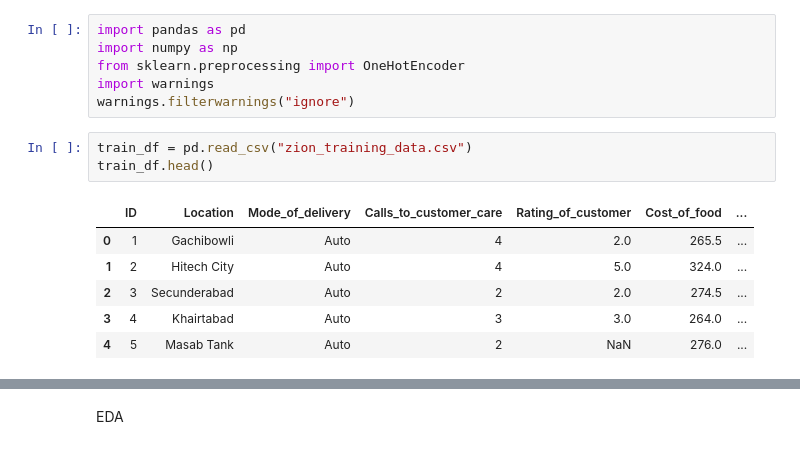
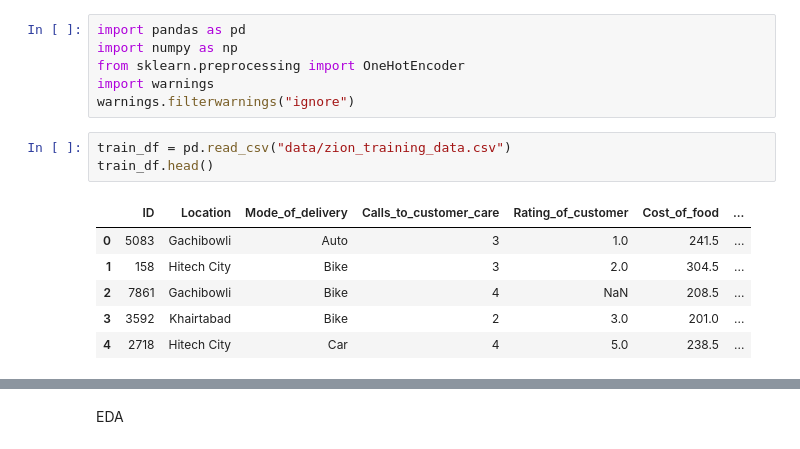
Before and after one commit to therajmaurya/qboost, a Jupyter notebook: Classical_Code.ipynb, the cells around one changed output, grey strips where cells are left out. Drawn from its saved outputs; the diff is of its cells as text.

```diff
--- a/Classical_Code.ipynb
+++ b/Classical_Code.ipynb
@@ -5,15 +5,15 @@ from sklearn.preprocessing import OneHotEncoder
 import warnings
 warnings.filterwarnings("ignore")
 # %%
-train_df = pd.read_csv("zion_training_data.csv")
+train_df = pd.read_csv("data/zion_training_data.csv")
 train_df.head()
 # %% [output]
 |  | ID | Location | Mode_of_delivery | Calls_to_customer_care | Rating_of_customer | Cost_of_food | ... |
-| 0 | 1 | Gachibowli | Auto | 4 | 2.0 | 265.5 | ... |
-| 1 | 2 | Hitech City | Auto | 4 | 5.0 | 324.0 | ... |
-| 2 | 3 | Secunderabad | Auto | 2 | 2.0 | 274.5 | ... |
-| 3 | 4 | Khairtabad | Auto | 3 | 3.0 | 264.0 | ... |
-| 4 | 5 | Masab Tank | Auto | 2 | NaN | 276.0 | ... |
+| 0 | 5083 | Gachibowli | Auto | 3 | 1.0 | 241.5 | ... |
+| 1 | 158 | Hitech City | Bike | 3 | 2.0 | 304.5 | ... |
+| 2 | 7861 | Gachibowli | Bike | 4 | NaN | 208.5 | ... |
+| 3 | 3592 | Khairtabad | Bike | 2 | 3.0 | 201.0 | ... |
+| 4 | 2718 | Hitech City | Car | 4 | 5.0 | 238.5 | ... |
 # %%
 train_df.describe()
 # %% [output]
```
Also changed, not shown: parts of 42 cells of this notebook, 1 other file.
